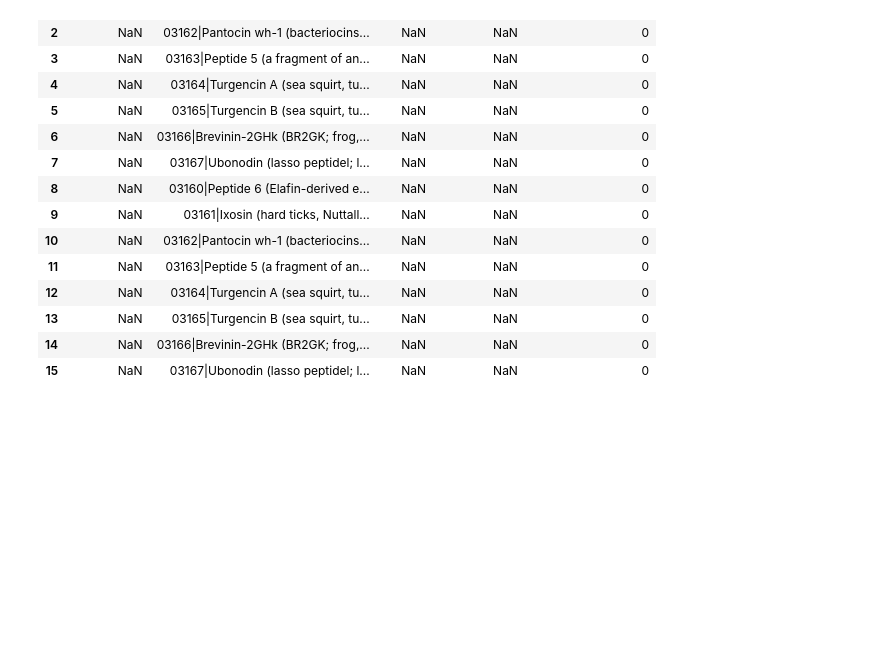
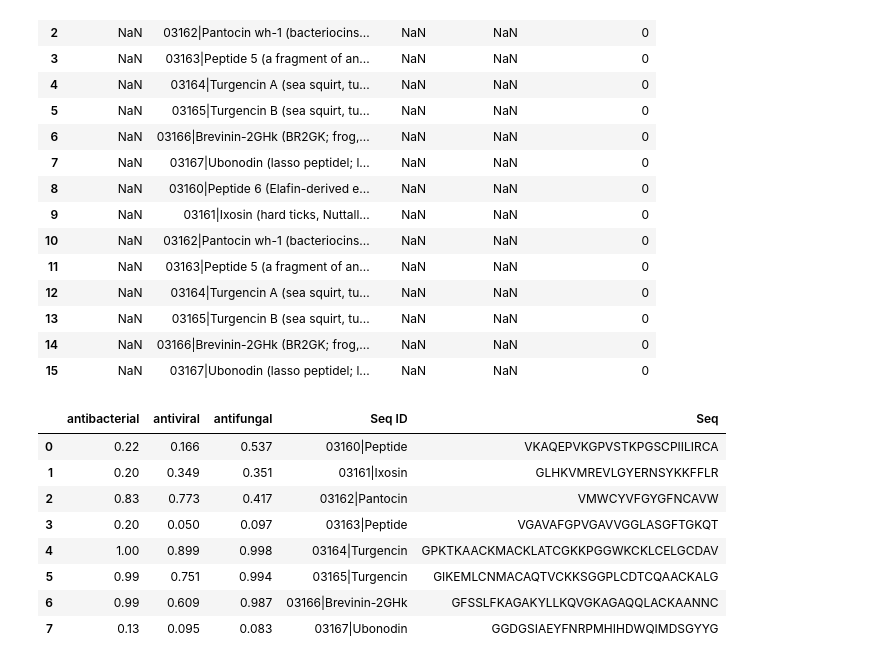
Before and after one commit to Danielmoraisg/AMP-Prediction, a Jupyter notebook: example.ipynb, the cells around one changed output. Drawn from its saved outputs; the diff is of its cells as text; code cells hidden in the pictures; blank space fills up the shorter version.

```diff
--- a/example.ipynb
+++ b/example.ipynb
@@ -90,3 +90,15 @@ ampep.retrieve('dummy@gmail.com', driver_path = driver_path,wanted = ['Teste_aut
 | 13 | NaN | 03165|Turgencin B (sea squirt, tu... | NaN | NaN | 0 |
 | 14 | NaN | 03166|Brevinin-2GHk (BR2GK; frog,... | NaN | NaN | 0 |
 | 15 | NaN | 03167|Ubonodin (lasso peptidel; l... | NaN | NaN | 0 |
+# %%
+iAMP(file, driver_path)
+# %% [output]
+|  | antibacterial | antiviral | antifungal | Seq ID | Seq |
+| 0 | 0.22 | 0.166 | 0.537 | 03160|Peptide | VKAQEPVKGPVSTKPGSCPIILIRCA |
+| 1 | 0.20 | 0.349 | 0.351 | 03161|Ixosin | GLHKVMREVLGYERNSYKKFFLR |
+| 2 | 0.83 | 0.773 | 0.417 | 03162|Pantocin | VMWCYVFGYGFNCAVW |
+| 3 | 0.20 | 0.050 | 0.097 | 03163|Peptide | VGAVAFGPVGAVVGGLASGFTGKQT |
+| 4 | 1.00 | 0.899 | 0.998 | 03164|Turgencin | GPKTKAACKMACKLATCGKKPGGWKCKLCELGCDAV |
+| 5 | 0.99 | 0.751 | 0.994 | 03165|Turgencin | GIKEMLCNMACAQTVCKKSGGPLCDTCQAACKALG |
+| 6 | 0.99 | 0.609 | 0.987 | 03166|Brevinin-2GHk | GFSSLFKAGAKYLLKQVGKAGAQQLACKAANNC |
+| 7 | 0.13 | 0.095 | 0.083 | 03167|Ubonodin | GGDGSIAEYFNRPMHIHDWQIMDSGYYG |
```
Also changed, not shown: parts of 2 cells of this notebook, 1 other file.
